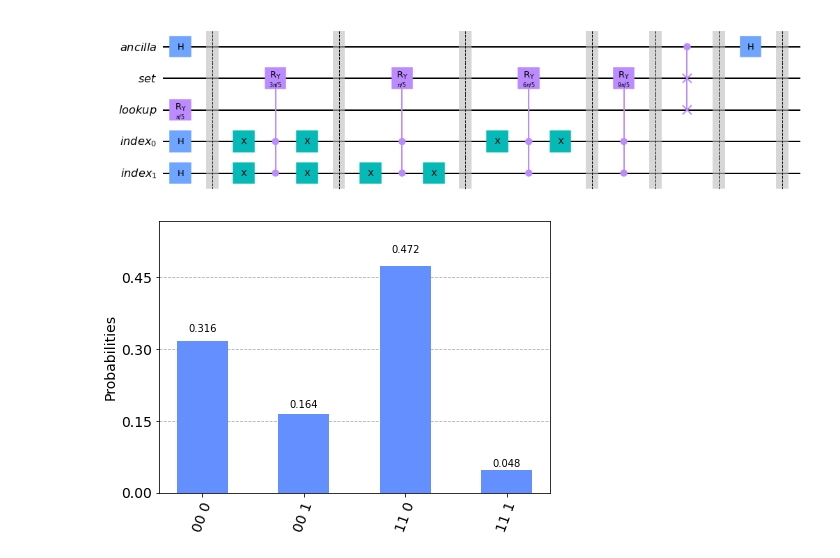
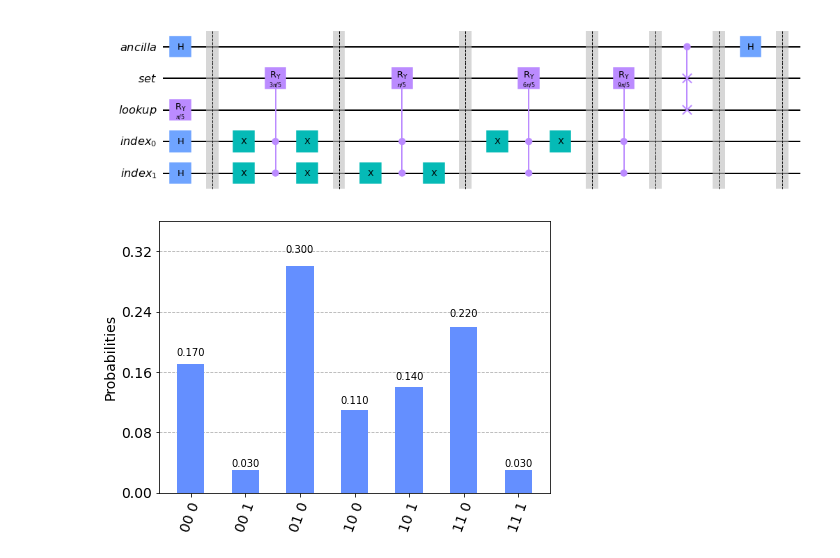
Before and after one commit to pafloxy/QuantumAlgorithmsCollect, a Jupyter notebook: database_lookup_algorithm.ipynb, the cells around one changed output. Saved outputs shown, nothing was run; the diff lists cells and outputs as text; code cells hidden in the pictures.

```diff
--- a/database_lookup_algorithm.ipynb
+++ b/database_lookup_algorithm.ipynb
@@ -83,11 +83,11 @@ qc.draw(output= 'mpl')
 # %%
 qc_m = qc.copy()
 creg_1 = ClassicalRegister(1, name='creg_ancilla')
 creg_2 = ClassicalRegister(2, name= 'creg_index')
 qc_m.add_register(creg_1)
 qc_m.add_register(creg_2)
 qc_m.measure(ancilla, creg_1 )
-qc_m.measure(index, creg_2)
-plot_histogram( execute(qc_m, shots= 1000, backend= qsm).result().get_counts())
+qc_m.measure(qreg_index, creg_2)
+plot_histogram( execute(qc_m, shots= 100, backend= qsm).result().get_counts())
 # %% [output]
-[figure, old version]
+[figure, new version]
```
Also changed, not shown: parts of 2 cells of this notebook, 1 other file.
